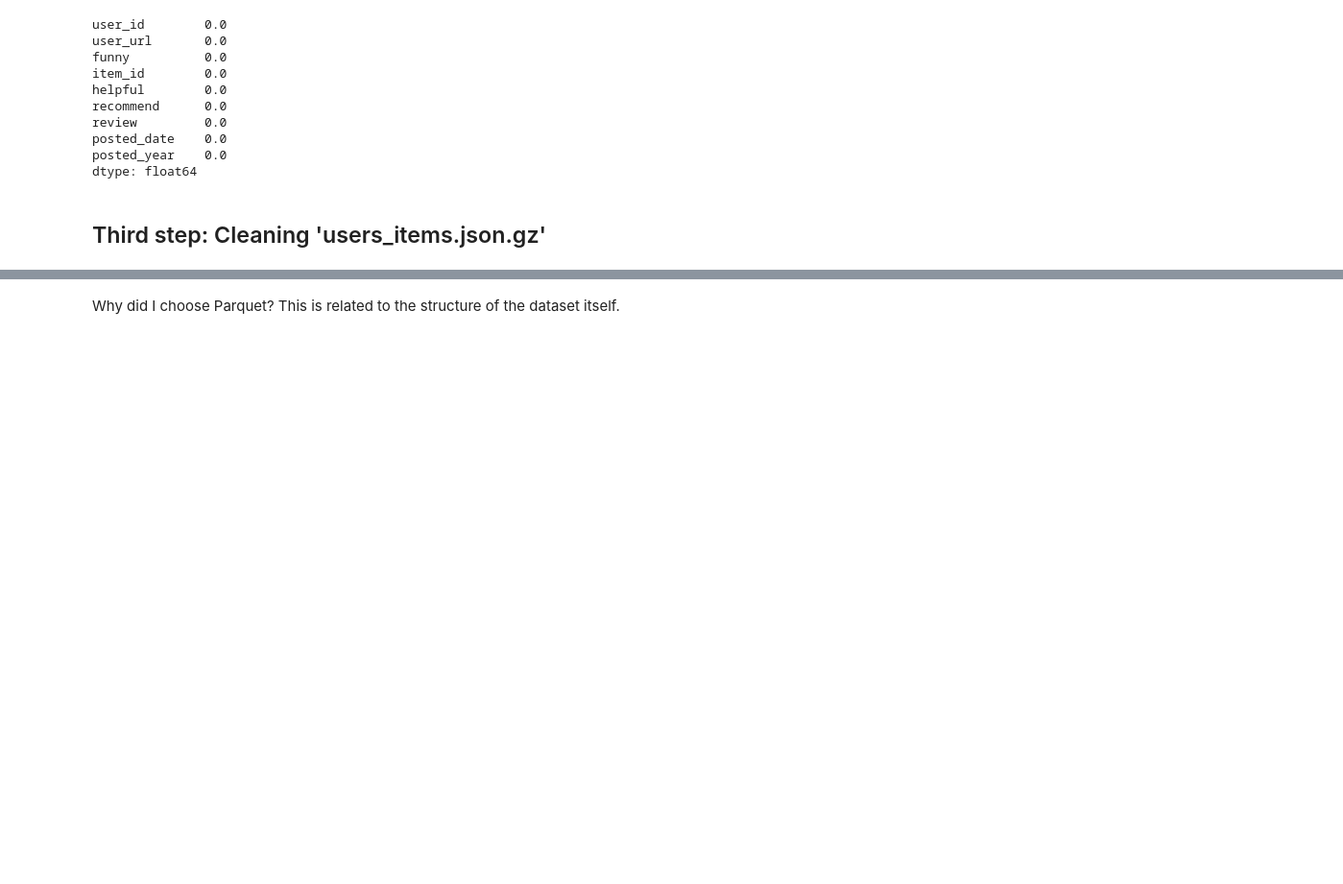
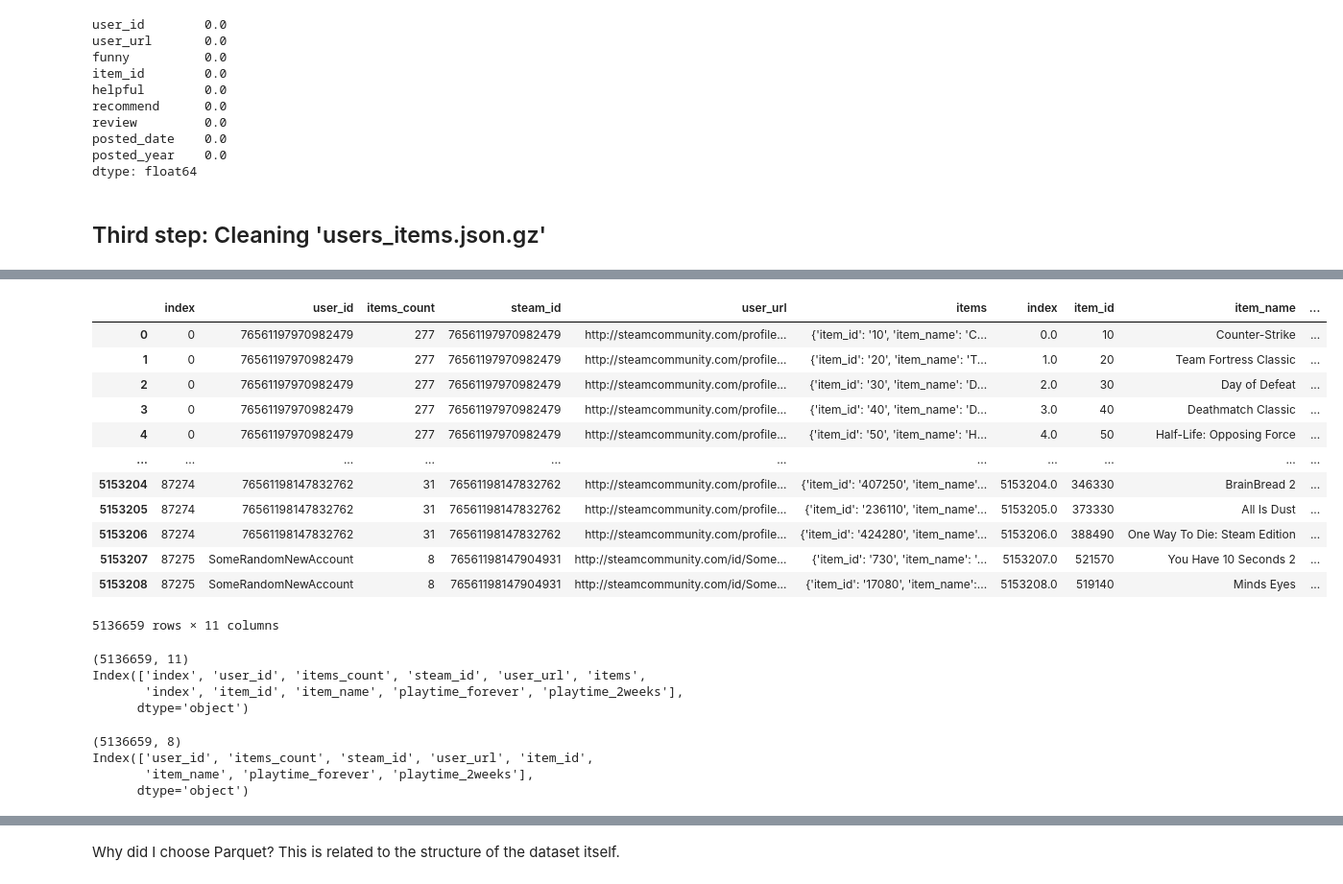
Before and after one commit to Jhonisnotreal/MLOPS_STEAM, a Jupyter notebook: ETL.ipynb, the cells around one changed output, grey strips where cells are left out. Shown at 96% size. Cells and saved outputs as stored; diff of their text form; code cells hidden in the pictures; blank space fills up the shorter version.

```diff
--- a/ETL.ipynb
+++ b/ETL.ipynb
@@ -695,0 +699,3 @@ df_items = pd.DataFrame(items)
+# %%
+# Now we read this file, it's faster than read_path() function because it's uncompressed
+df_items = pd.read_parquet('items_aux.parquet')
@@ -704 +760,27 @@ DF_Items = pd.read_csv("DF Items.csv")
+# %%
+# We see the result
+df_items
+# %% [output]
+|  | index | user_id | items_count | steam_id | user_url | items | index | item_id | item_name | ... |
+| 0 | 0 | 76561197970982479 | 277 | 76561197970982479 | http://steamcommunity.com/profile... | {'item_id': '10', 'item_name': 'C... | 0.0 | 10 | Counter-Strike | ... |
+| 1 | 0 | 76561197970982479 | 277 | 76561197970982479 | http://steamcommunity.com/profile... | {'item_id': '20', 'item_name': 'T... | 1.0 | 20 | Team Fortress Classic | ... |
+| 2 | 0 | 76561197970982479 | 277 | 76561197970982479 | http://steamcommunity.com/profile... | {'item_id': '30', 'item_name': 'D... | 2.0 | 30 | Day of Defeat | ... |
+| 3 | 0 | 76561197970982479 | 277 | 76561197970982479 | http://steamcommunity.com/profile... | {'item_id': '40', 'item_name': 'D... | 3.0 | 40 | Deathmatch Classic | ... |
+| 4 | 0 | 76561197970982479 | 277 | 76561197970982479 | http://steamcommunity.com/profile... | {'item_id': '50', 'item_name': 'H... | 4.0 | 50 | Half-Life: Opposing Force | ... |
+| ... | ... | ... | ... | ... | ... | ... | ... | ... | ... | ... |
+| 5153204 | 87274 | 76561198147832762 | 31 | 76561198147832762 | http://steamcommunity.com/profile... | {'item_id': '407250', 'item_name'... | 5153204.0 | 346330 | BrainBread 2 | ... |
+| 5153205 | 87274 | 76561198147832762 | 31 | 76561198147832762 | http://steamcommunity.com/profile... | {'item_id': '236110', 'item_name'... | 5153205.0 | 373330 | All Is Dust | ... |
+| 5153206 | 87274 | 76561198147832762 | 31 | 76561198147832762 | http://steamcommunity.com/profile... | {'item_id': '424280', 'item_name'... | 5153206.0 | 388490 | One Way To Die: Steam Edition | ... |
+| 5153207 | 87275 | SomeRandomNewAccount | 8 | 76561198147904931 | http://steamcommunity.com/id/Some... | {'item_id': '730', 'item_name': '... | 5153207.0 | 521570 | You Have 10 Seconds 2 | ... |
+| 5153208 | 87275 | SomeRandomNewAccount | 8 | 76561198147904931 | http://steamcommunity.com/id/Some... | {'item_id': '17080', 'item_name':... | 5153208.0 | 519140 | Minds Eyes | ... |
+5136659 rows × 11 columns
+# %%
+# We see the new information about our dataframe
+print(df_items.shape)
+print(df_items.columns)
+# %% [output]
+(5136659, 11)
+Index(['index', 'user_id', 'items_count', 'steam_id', 'user_url', 'items',
+       'index', 'item_id', 'item_name', 'playtime_forever', 'playtime_2weeks'],
+      dtype='object')
 # %%
@@ -707,0 +789,9 @@ df_items.drop(['items', 'index'], axis=1, inplace=True)
+# %%
+# We ensure everything is ok
+print(df_items.shape)
+print(df_items.columns)
+# %% [output]
+(5136659, 8)
+Index(['user_id', 'items_count', 'steam_id', 'user_url', 'item_id',
+       'item_name', 'playtime_forever', 'playtime_2weeks'],
+      dtype='object')
```
Also changed, not shown: parts of 21 cells of this notebook, 5 other files.
